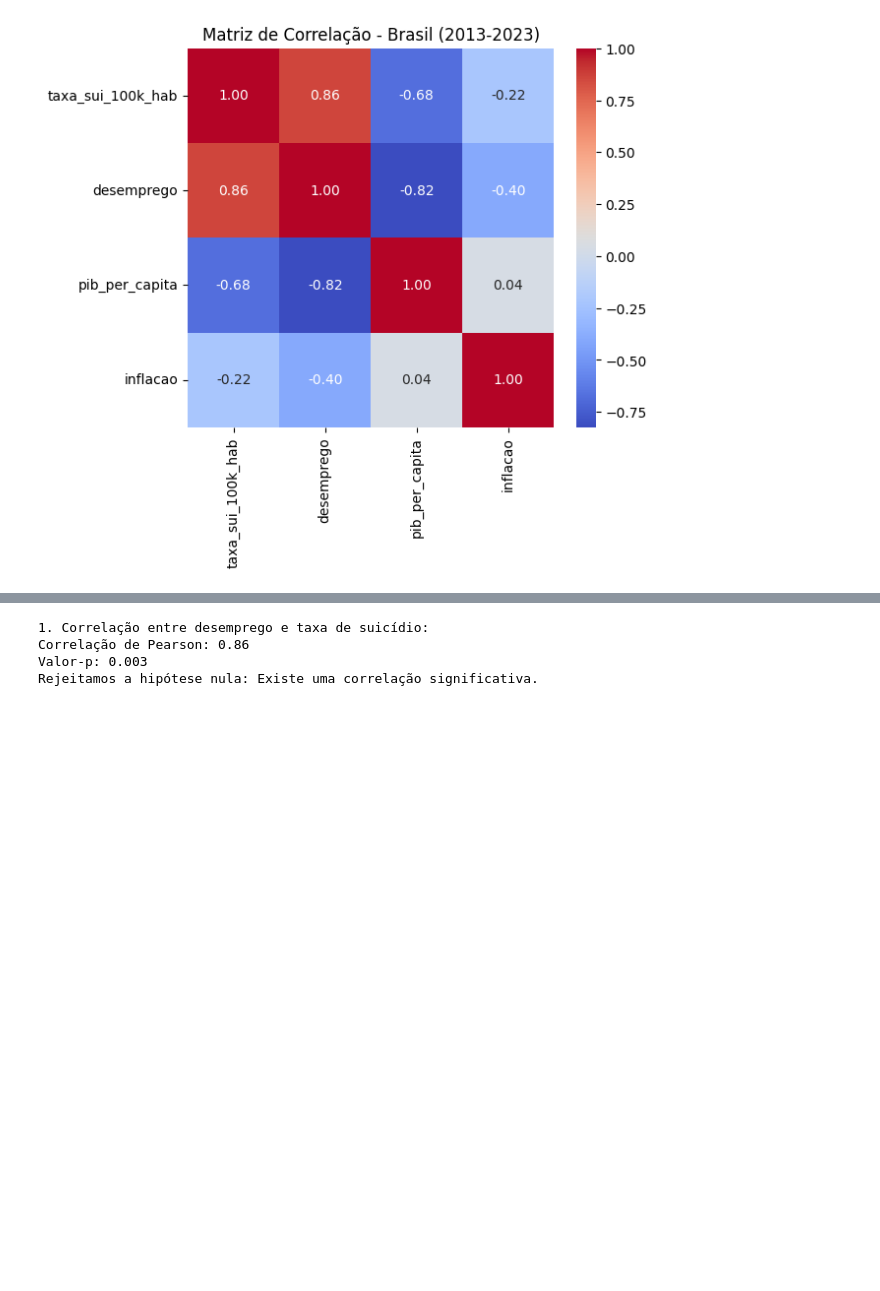
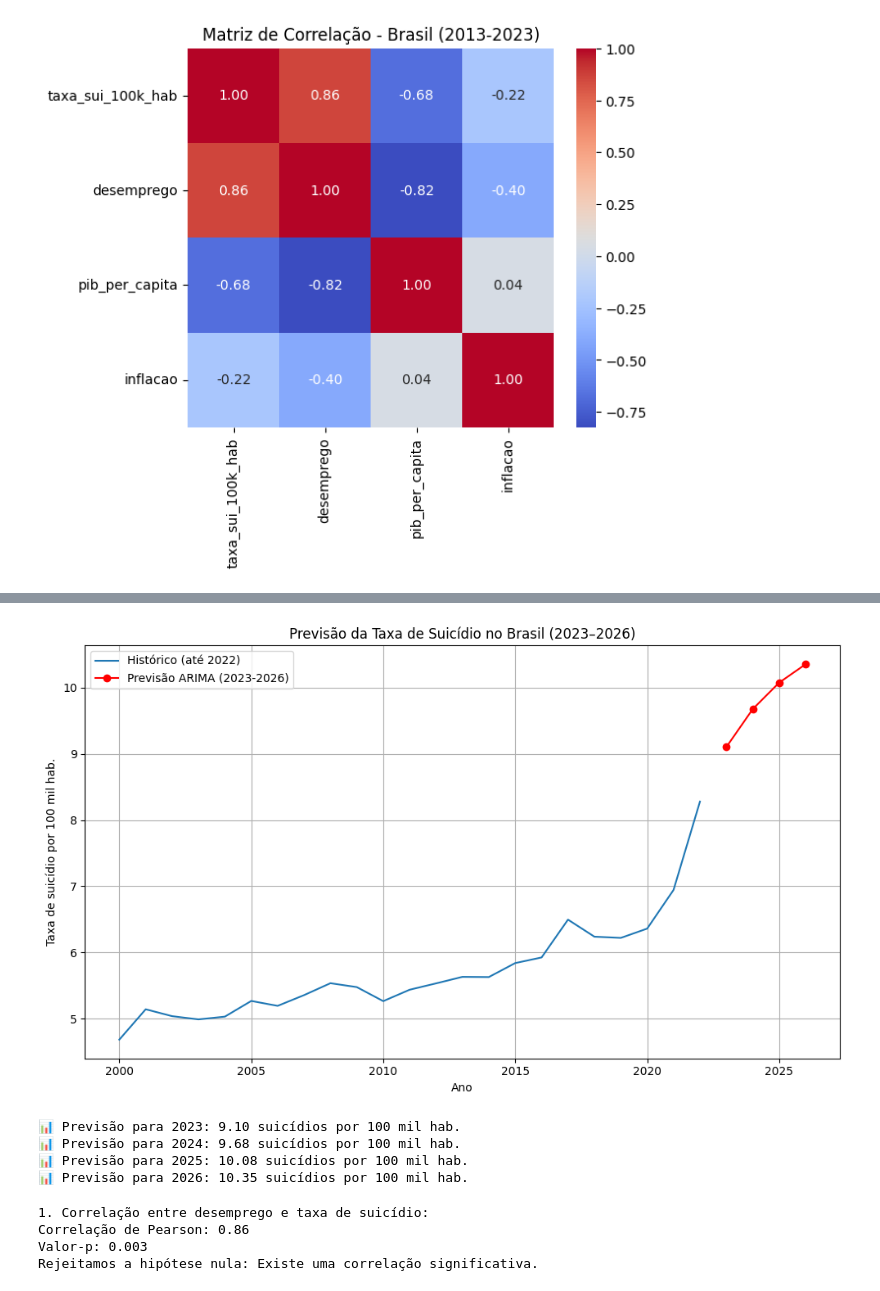
Before and after one commit to ViniciusBerti/20241_maua_ecm252_intro_git, a Jupyter notebook: saude_mental_economia.ipynb, the cells around one changed output, grey strips where cells are left out. Saved outputs shown, nothing was run; the diff lists cells and outputs as text; code cells hidden in the pictures; blank space fills up the shorter version.

```diff
--- a/saude_mental_economia.ipynb
+++ b/saude_mental_economia.ipynb
@@ -686,0 +812,63 @@ Covariance Type:                  opg
+# %%
+# 1. Dados
+df_brasil = df_saude_mental[
+    (df_saude_mental['dimensao_espacial'] == 'BRA') &
+    (df_saude_mental['sexo'] == 'Ambos')
+].sort_values('dimensao_temporal')
+
+df_brasil = df_brasil[df_brasil['dimensao_temporal'] <= 2021]
+ts = df_brasil.set_index('dimensao_temporal')['taxa_sui_100k_hab'].fillna(method='bfill')
+
+# Adicionando a taxa de suicídio real de 2022
+taxa_sui_2022_100k_hab = 8.28  # Valor real de 2022
+ts[2022] = taxa_sui_2022_100k_hab
+
+# Ajustar índice para datetime com frequência anual
+ts.index = pd.date_range(start=f"{ts.index.min()}-12-31", periods=len(ts), freq='Y')
+
+# 2. Teste de estacionariedade (MANTENDO O d INICIAL)
+d = 1 #MANTENDO O d INICIAL
+
+# 3. Modelo ARIMA (MANTENDO O p e q INICIAIS)
+order = (1, d, 1)
+model = ARIMA(ts, order=order)
+model_fit = model.fit()
+print(model_fit.summary())
+
+# 4. Previsão para os próximos anos (2023-2026)
+forecast_steps = 4
+forecast = model_fit.forecast(steps=forecast_steps)
+
+# Gerar índice de datas futuro
+last_year = ts.index[-1].year
+forecast_index = pd.date_range(start=f'{last_year+1}-12-31', periods=forecast_steps, freq='Y')
+forecast_series = pd.Series(forecast, index=forecast_index)
+
+# Printar valores
+print("\n📈 Previsão:")
+for ano, valor in zip(forecast_series.index.year, forecast_series.values):
+    print(f"{ano}: {valor:.2f}")
+
+# 5. Plotagem com valor real de 2022 e previsões até 2026
+plt.figure(figsize=(10, 6))
+plt.plot(ts.index.year, ts.values, label='Histórico (até 2022)')
+plt.plot(forecast_series.index.year, forecast_series.values, label='Previsão ARIMA (2023-2026)', marker='o', color='red')
+plt.title('Previsão da Taxa de Suicídio no Brasil (2023–2026)')
+plt.xlabel('Ano')
+plt.ylabel('Taxa de suicídio por 100 mil hab.')
+plt.grid(True)
+plt.legend()
+plt.tight_layout()
+plt.show()
+
+# Pegando diretamente os valores previstos para 2023 e 2026
+previsao_sui_2023 = forecast_series.iloc[0]
+previsao_sui_2024 = forecast_series.iloc[1]
+previsao_sui_2025 = forecast_series.iloc[2]
+previsao_sui_2026 = forecast_series.iloc[3]
+
+print(f"\n📊 Previsão para 2023: {previsao_sui_2023:.2f} suicídios por 100 mil hab.")
+print(f"📊 Previsão para 2024: {previsao_sui_2024:.2f} suicídios por 100 mil hab.")
+print(f"📊 Previsão para 2025: {previsao_sui_2025:.2f} suicídios por 100 mil hab.")
+print(f"📊 Previsão para 2026: {previsao_sui_2026:.2f} suicídios por 100 mil hab.")
+# %% [output]
@@ -687,3 +892,8 @@ Covariance Type:                  opg
+[figure, added]
+📊 Previsão para 2023: 9.10 suicídios por 100 mil hab.
+📊 Previsão para 2024: 9.68 suicídios por 100 mil hab.
+📊 Previsão para 2025: 10.08 suicídios por 100 mil hab.
+📊 Previsão para 2026: 10.35 suicídios por 100 mil hab.
 # %%
 from scipy.stats import pearsonr
 
```
Also changed, not shown: parts of 14 cells of this notebook.
